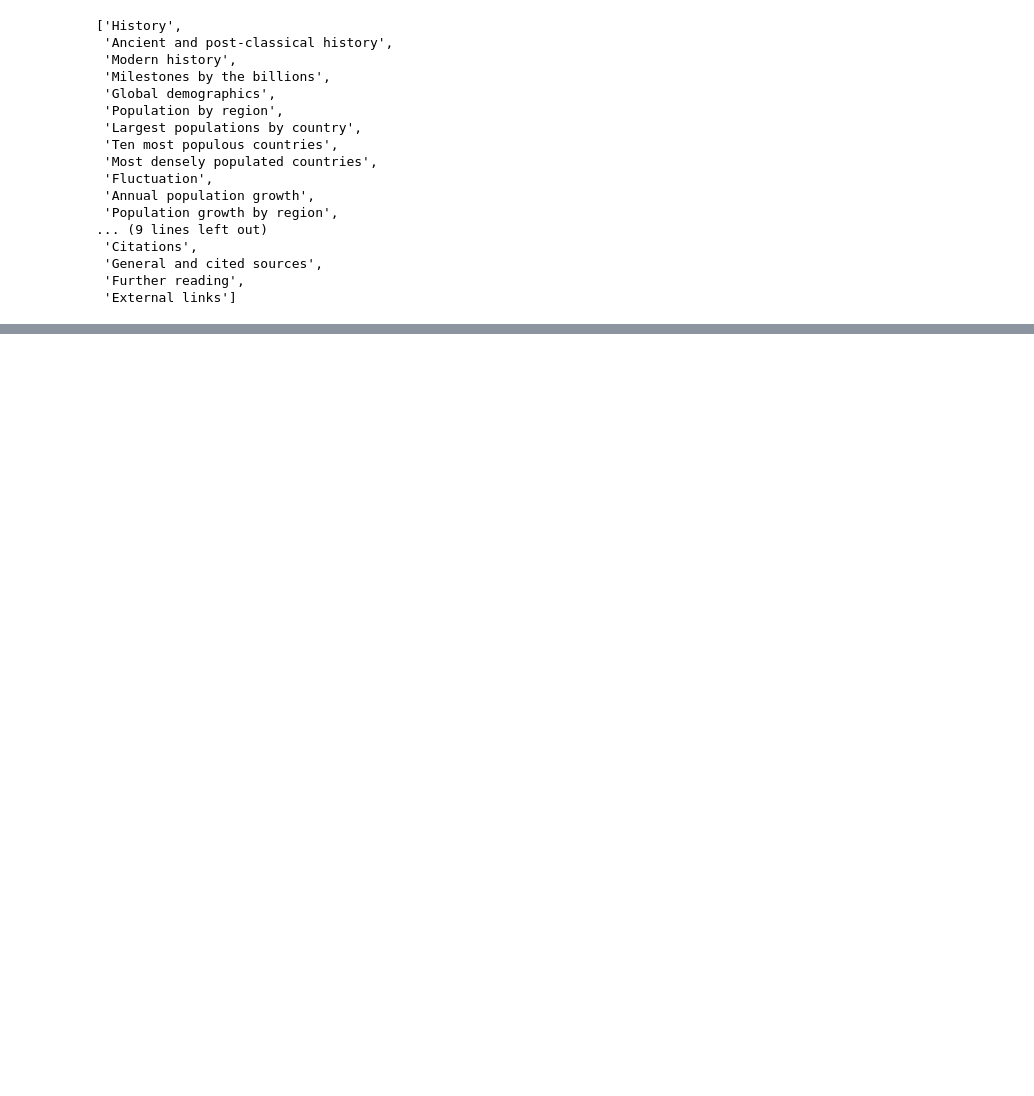
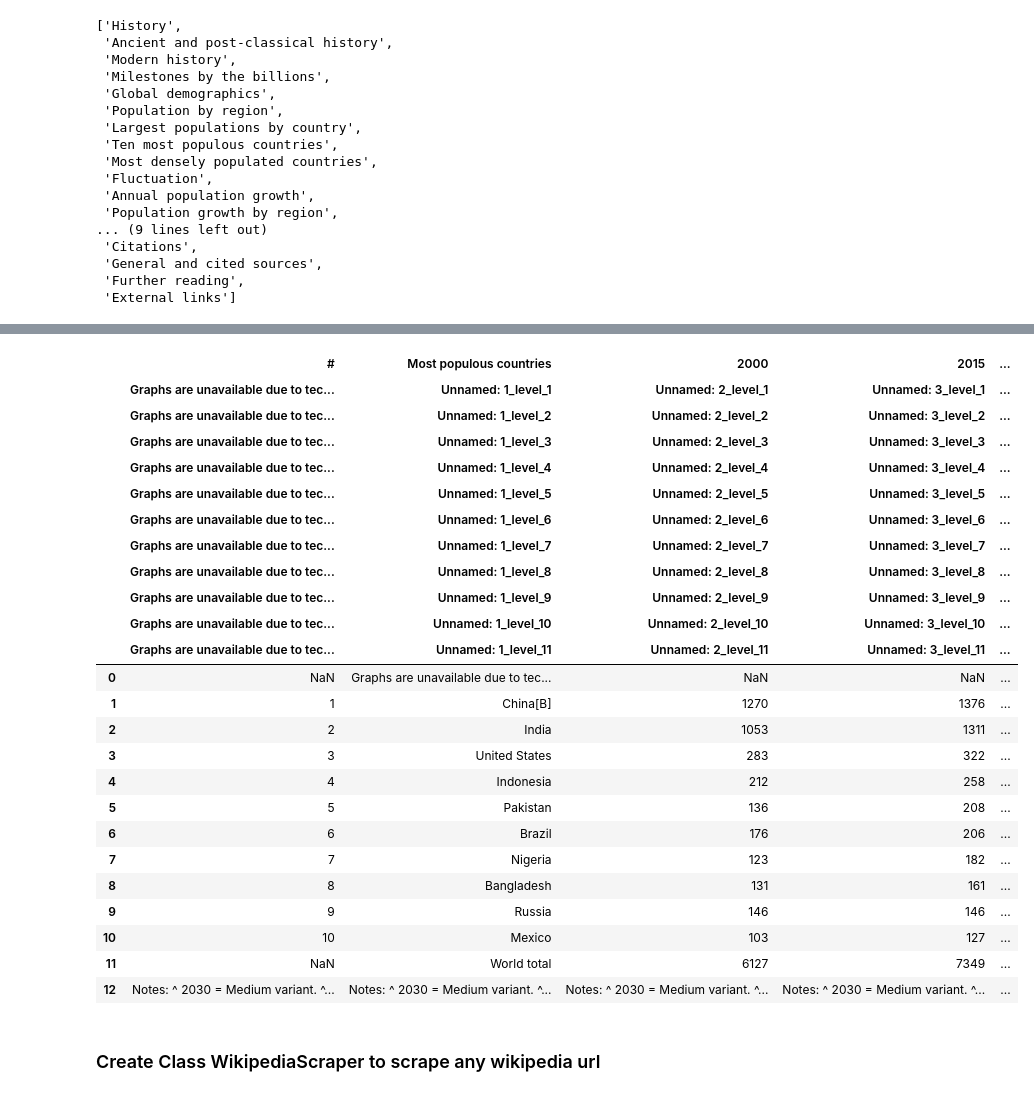
Before and after one commit to saurav13798/repository, a Jupyter notebook: 9 Webscraping Project/webscraping.ipynb, the cells around one changed output, grey strips where cells are left out. Saved outputs shown, nothing was run; the diff lists cells and outputs as text; code cells hidden in the pictures; blank space fills up the shorter version.

```diff
--- a/9 Webscraping Project/webscraping.ipynb
+++ b/9 Webscraping Project/webscraping.ipynb
@@ -149,0 +234,4 @@ heading_text
+# %%
+table_tags = soup.find_all("table", class_="wikitable")
+
+table_tags
@@ -149,0 +335,30 @@ heading_text
+# %%
+tables[4]
+# %% [output]
+|  | # | Most populous countries | 2000 | 2015 | ... |
+|  | Graphs are unavailable due to tec... | Unnamed: 1_level_1 | Unnamed: 2_level_1 | Unnamed: 3_level_1 | ... |
+|  | Graphs are unavailable due to tec... | Unnamed: 1_level_2 | Unnamed: 2_level_2 | Unnamed: 3_level_2 | ... |
+|  | Graphs are unavailable due to tec... | Unnamed: 1_level_3 | Unnamed: 2_level_3 | Unnamed: 3_level_3 | ... |
+|  | Graphs are unavailable due to tec... | Unnamed: 1_level_4 | Unnamed: 2_level_4 | Unnamed: 3_level_4 | ... |
+|  | Graphs are unavailable due to tec... | Unnamed: 1_level_5 | Unnamed: 2_level_5 | Unnamed: 3_level_5 | ... |
+|  | Graphs are unavailable due to tec... | Unnamed: 1_level_6 | Unnamed: 2_level_6 | Unnamed: 3_level_6 | ... |
+|  | Graphs are unavailable due to tec... | Unnamed: 1_level_7 | Unnamed: 2_level_7 | Unnamed: 3_level_7 | ... |
+|  | Graphs are unavailable due to tec... | Unnamed: 1_level_8 | Unnamed: 2_level_8 | Unnamed: 3_level_8 | ... |
+|  | Graphs are unavailable due to tec... | Unnamed: 1_level_9 | Unnamed: 2_level_9 | Unnamed: 3_level_9 | ... |
+|  | Graphs are unavailable due to tec... | Unnamed: 1_level_10 | Unnamed: 2_level_10 | Unnamed: 3_level_10 | ... |
+|  | Graphs are unavailable due to tec... | Unnamed: 1_level_11 | Unnamed: 2_level_11 | Unnamed: 3_level_11 | ... |
+| 0 | NaN | Graphs are unavailable due to tec... | NaN | NaN | ... |
+| 1 | 1 | China[B] | 1270 | 1376 | ... |
+| 2 | 2 | India | 1053 | 1311 | ... |
+| 3 | 3 | United States | 283 | 322 | ... |
+| 4 | 4 | Indonesia | 212 | 258 | ... |
+| 5 | 5 | Pakistan | 136 | 208 | ... |
+| 6 | 6 | Brazil | 176 | 206 | ... |
+| 7 | 7 | Nigeria | 123 | 182 | ... |
+| 8 | 8 | Bangladesh | 131 | 161 | ... |
+| 9 | 9 | Russia | 146 | 146 | ... |
+| 10 | 10 | Mexico | 103 | 127 | ... |
+| 11 | NaN | World total | 6127 | 7349 | ... |
+| 12 | Notes: ^ 2030 = Medium variant. ^... | Notes: ^ 2030 = Medium variant. ^... | Notes: ^ 2030 = Medium variant. ^... | Notes: ^ 2030 = Medium variant. ^... | ... |
+# %% [markdown]
+### Create Class WikipediaScraper to scrape any wikipedia url
```
Also changed, not shown: parts of 49 cells of this notebook.
